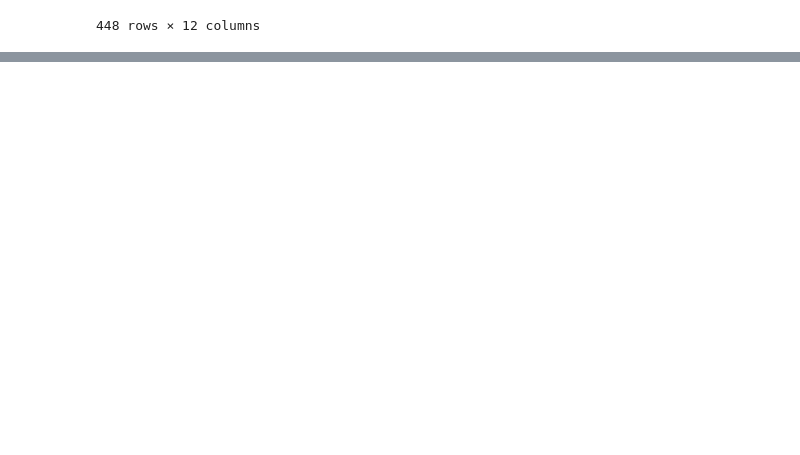
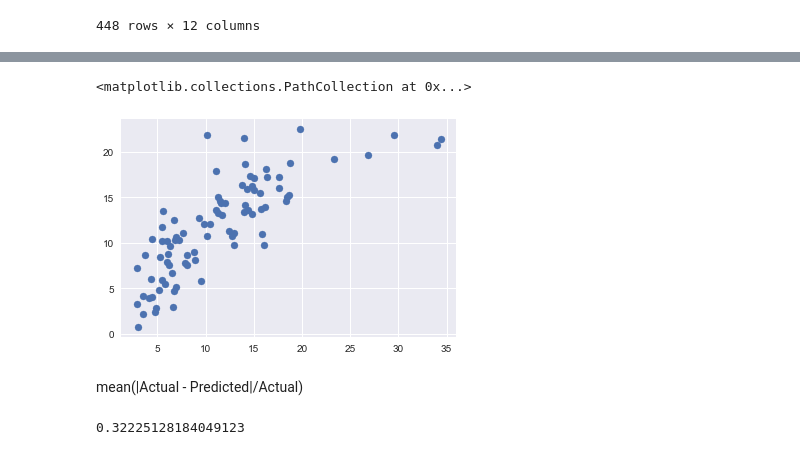
Before and after one commit to MonicaJain16/Python, a Jupyter notebook: Analytics Vidya Learning session.ipynb, the cells around one changed output, grey strips where cells are left out. Drawn from its saved outputs; the diff is of its cells as text; code cells hidden in the pictures; blank space fills up the shorter version.

```diff
--- a/Analytics Vidya Learning session.ipynb
+++ b/Analytics Vidya Learning session.ipynb
@@ -321,0 +508,13 @@ pay_equity3
+# %%
+#generating scatter plot b/w actual and predicted @@can we use any other plot too??
+plt.scatter(test1['LSTAT'],test1['Predicted'])
+# %% [output]
+<matplotlib.collections.PathCollection at 0x...>
+[figure, added]
+# %% [markdown]
+mean(|Actual - Predicted|/Actual)
+# %%
+mape = np.mean(np.abs(test1['LSTAT']-test1['Predicted'])/test1['LSTAT'])
+print(mape)
+# %% [output]
+0.32225128184049123
```
Also changed, not shown: parts of 20 cells of this notebook, 1 other file.
